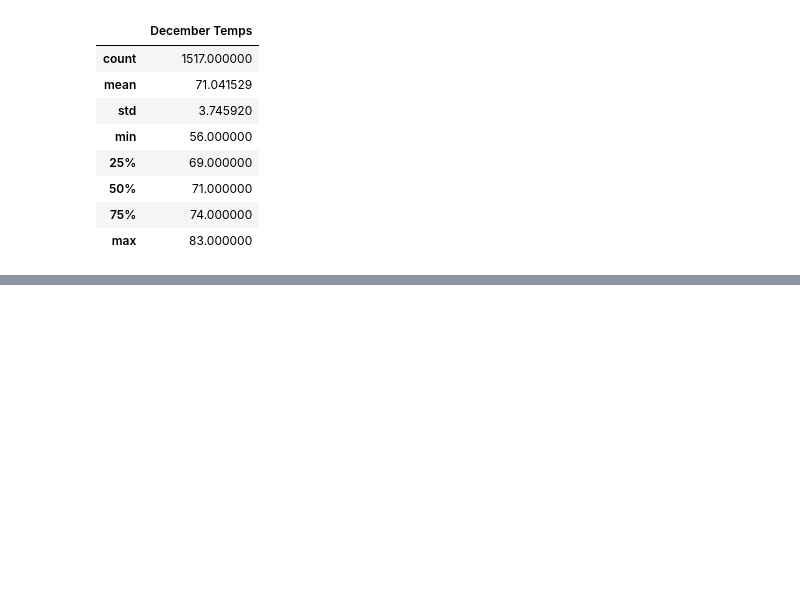
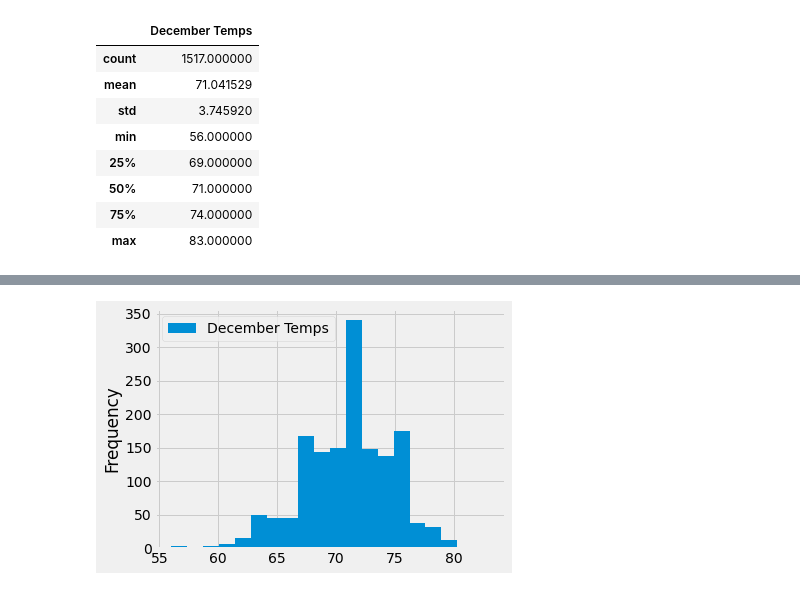
Before and after one commit to Deelacole2/surfs_up, a Jupyter notebook: SurfsUp_Challenge.ipynb, the cells around one changed output, grey strips where cells are left out. Drawn from its saved outputs; the diff is of its cells as text; code cells hidden in the pictures; blank space fills up the shorter version.

```diff
--- a/SurfsUp_Challenge.ipynb
+++ b/SurfsUp_Challenge.ipynb
@@ -155,0 +166,5 @@ dec_df.describe()
+# %%
+dec_df.plot.hist(bins=20)
+plt.tight_layout()
+# %% [output]
+[figure, added]
```
Also changed, not shown: parts of 2 cells of this notebook, 2 other files.
